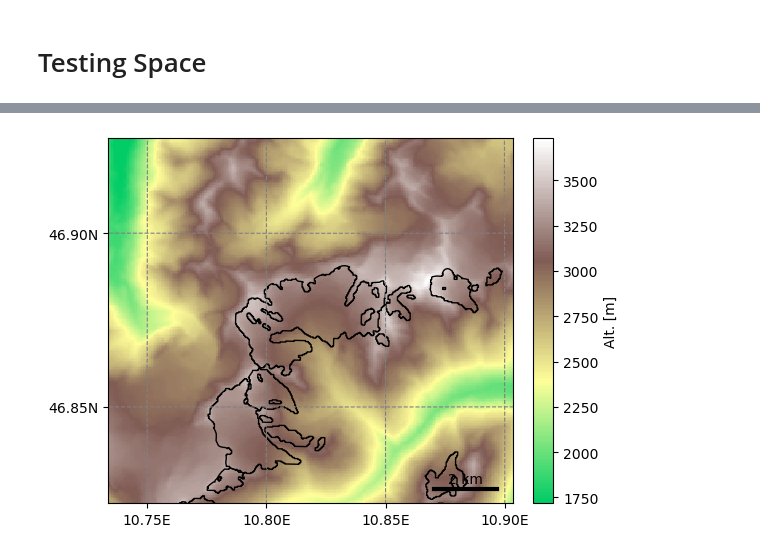
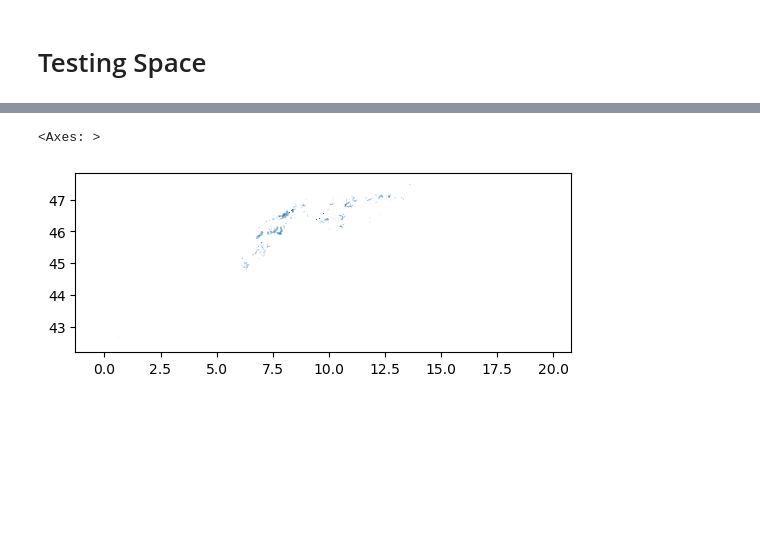
Before and after one commit to DTC-Glaciers/dtcg, a Jupyter notebook: notebooks/scratchpad.ipynb, the cells around one changed output, grey strips where cells are left out. Drawn from its saved outputs; the diff is of its cells as text; code cells hidden in the pictures; blank space fills up the shorter version.

```diff
--- a/notebooks/scratchpad.ipynb
+++ b/notebooks/scratchpad.ipynb
@@ -53,4 +42,5 @@ gdirs = workflow.init_glacier_directories(basin_glaciers, prepro_border=80, prep
-# %%
-graphics.plot_domain(gdirs, figsize=(6, 5));
-# %% [output]
-[figure, removed]
+# %%
+response["data"].plot()
+# %% [output]
+<Axes: >
+[figure, added]
```
Also changed, not shown: parts of 11 cells of this notebook.
